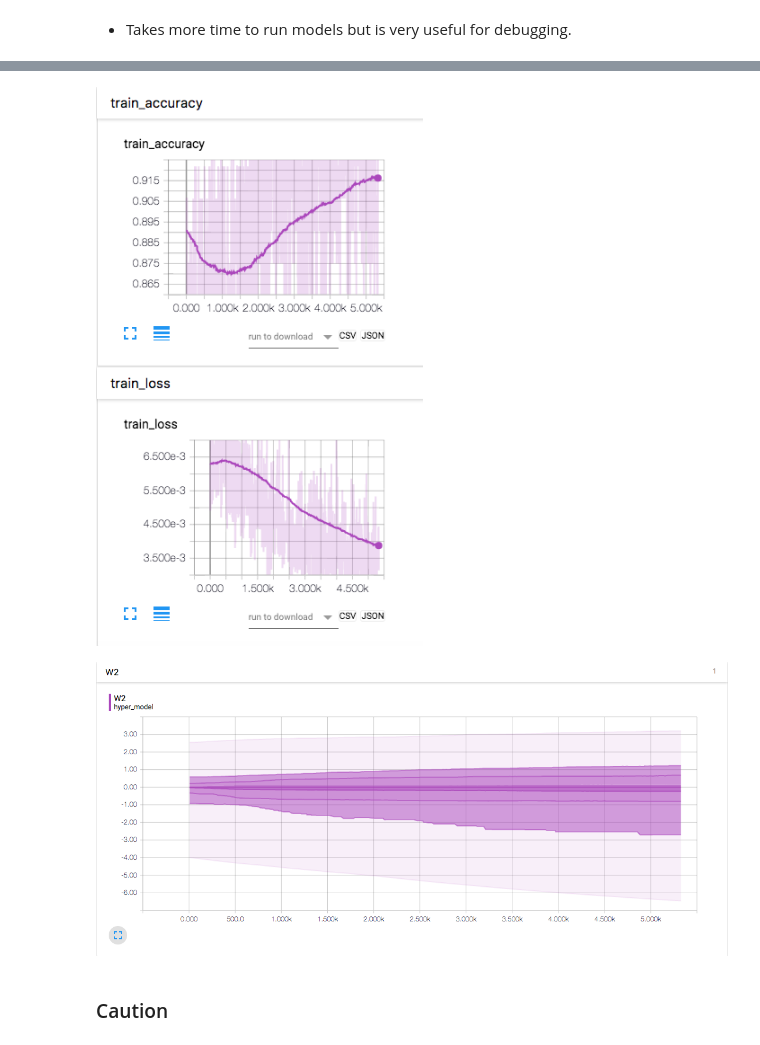
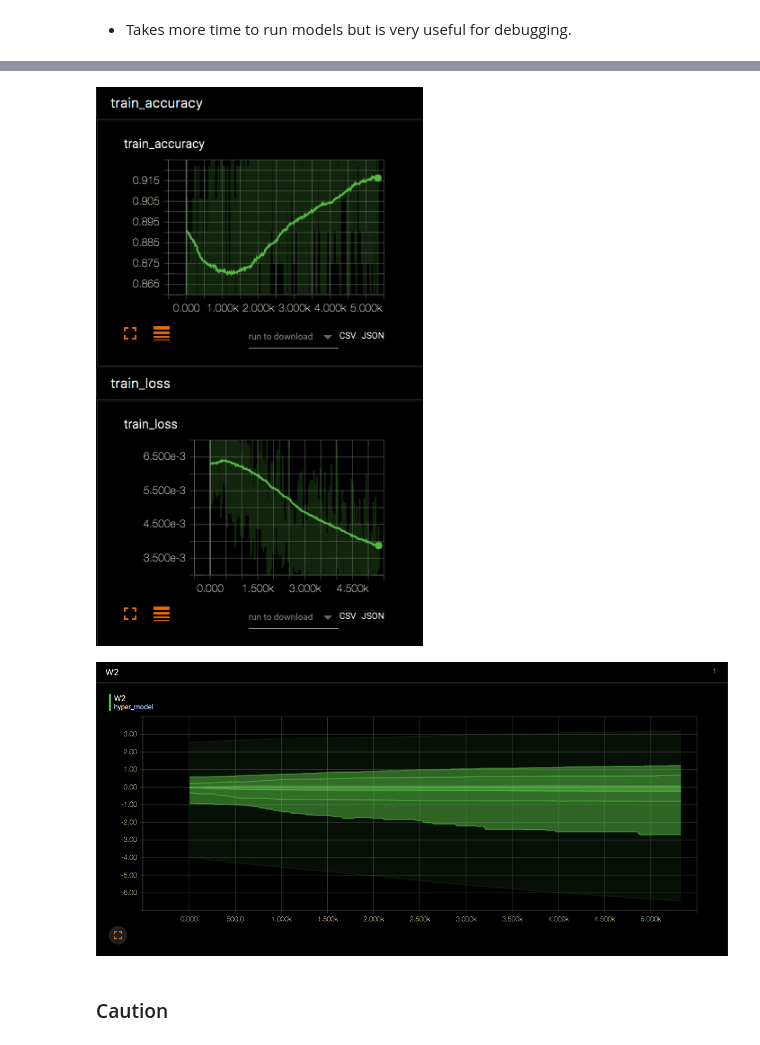
Before and after one commit to GokuMohandas/oreilly-pytorch, a Jupyter notebook: code/lesson1.ipynb, the cells around one changed output, grey strips where cells are left out. Cells and saved outputs as stored; diff of their text form; code cells hidden in the pictures.

```diff
--- a/code/lesson1.ipynb
+++ b/code/lesson1.ipynb
@@ -21,6 +21,7 @@ import os
 import sys
 import random
 import time
+import math
 import numpy as np
 import matplotlib.pyplot as plt
 import pylab as pl
@@ -38,8 +39,9 @@ from IPython.display import (
     clear_output,
 )
 
+# get matplotlib configuration
 %matplotlib inline
-plt.style.use('fivethirtyeight')
+%run plot_conf.py
 # %%
 import torch
 import torch.utils.data
@@ -887,13 +919,13 @@ customized_network (
   (dropout): Dropout (p = 0.1)
 )
 # %%
-Image(filename='images/scalars.png')
+Image(filename='images/scalars-k.png')
 # %% [output]
-[figure, old version]
+[figure, new version]
 # %%
-Image(filename='images/weights.png')
+Image(filename='images/weights-k.png')
 # %% [output]
-[figure, old version]
+[figure, new version]
 # %% [markdown]
 ### Caution
 # %% [markdown]
```
Also changed, not shown: parts of 26 cells of this notebook, 4 other files.
